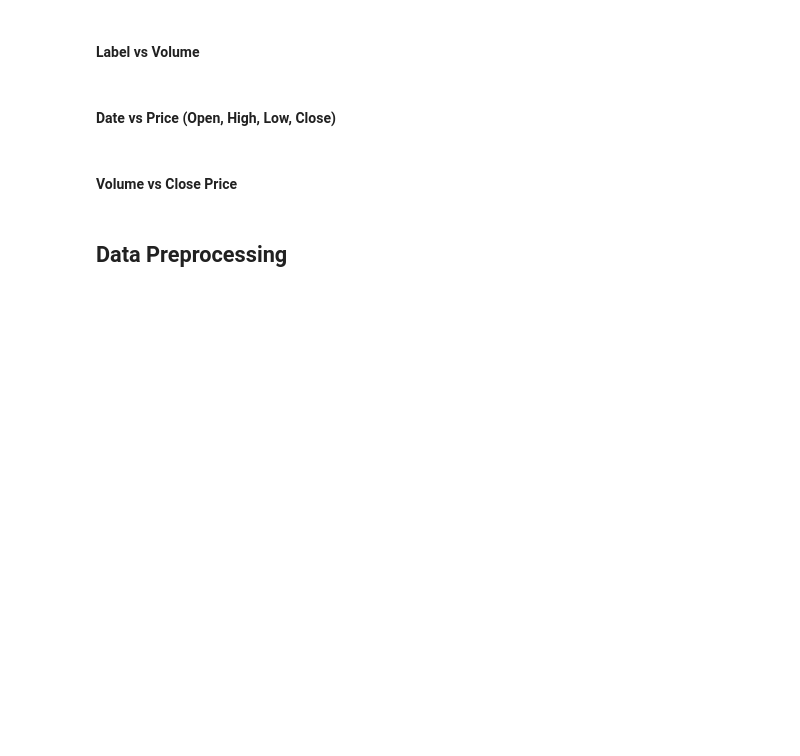
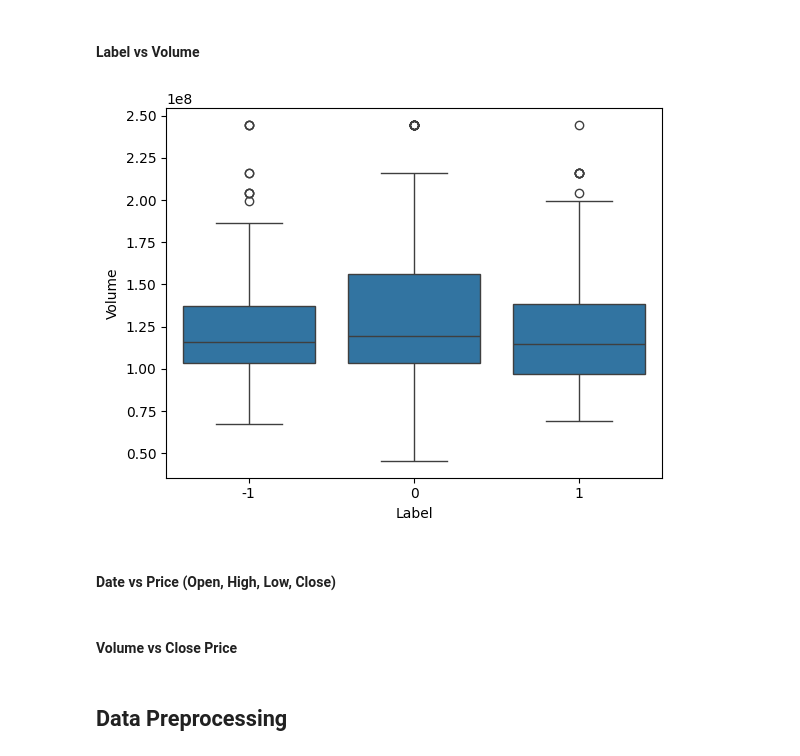
Before and after one commit to braju78/pythonFundamentals, a Jupyter notebook: Week6 Project - Stock market analysis/NLP_Project_Low_Code-2.ipynb, the cells around one changed output. Cells and saved outputs as stored; diff of their text form; code cells hidden in the pictures; blank space fills up the shorter version.

```diff
--- a/Week6 Project - Stock market analysis/NLP_Project_Low_Code-2.ipynb
+++ b/Week6 Project - Stock market analysis/NLP_Project_Low_Code-2.ipynb
@@ -288,8 +290,10 @@ plt.show()
 #### Label vs Volume
 # %%
 sns.boxplot(
-    data=stock, x="_____", y="_____"  # Complete the code to plot a boxplot of Label vs Volume
+    data=stock, x="Label", y="Volume"
 );
+# %% [output]
+[figure, added]
 # %% [markdown]
 #### Date vs Price (Open, High, Low, Close)
 # %%
```
Also changed, not shown: parts of 1 cell of this notebook.
